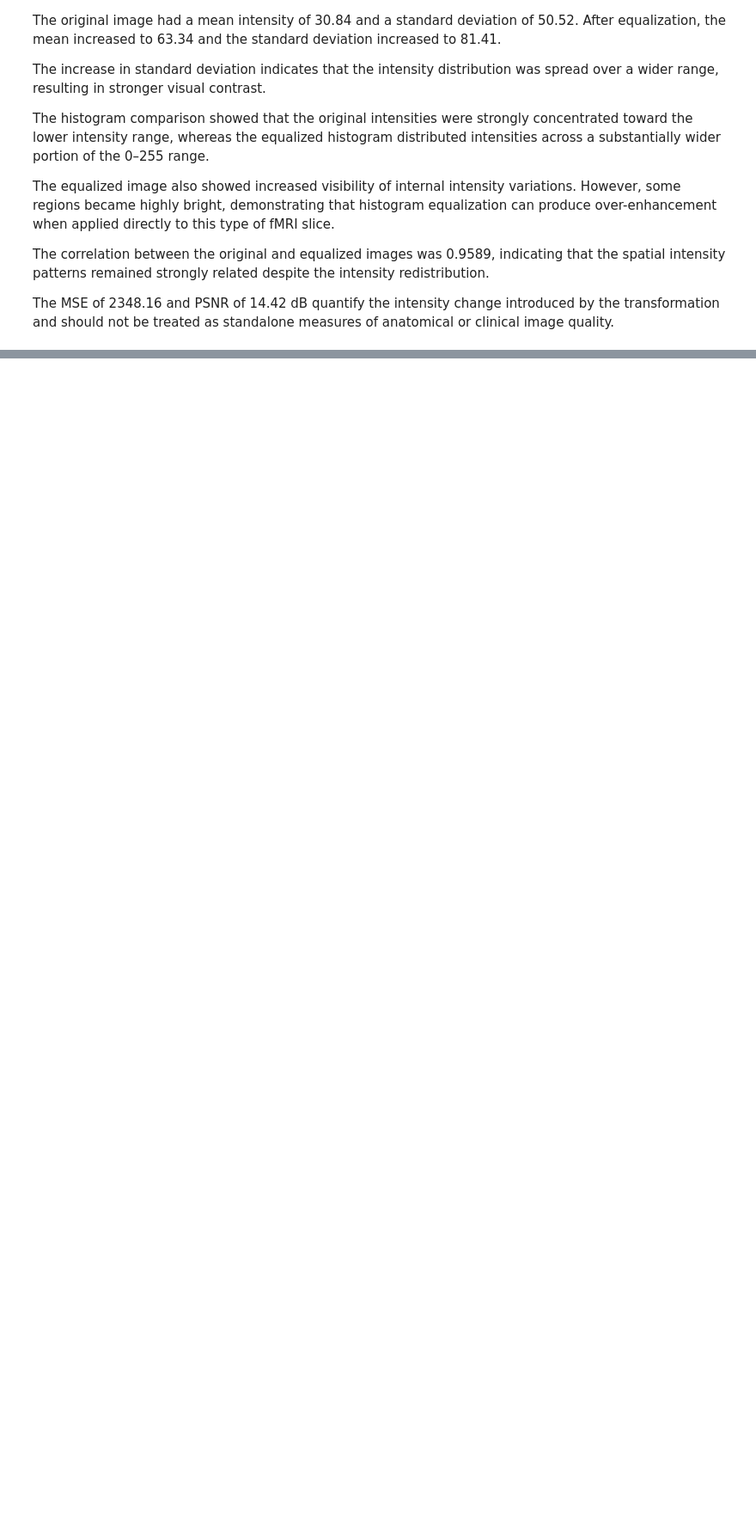
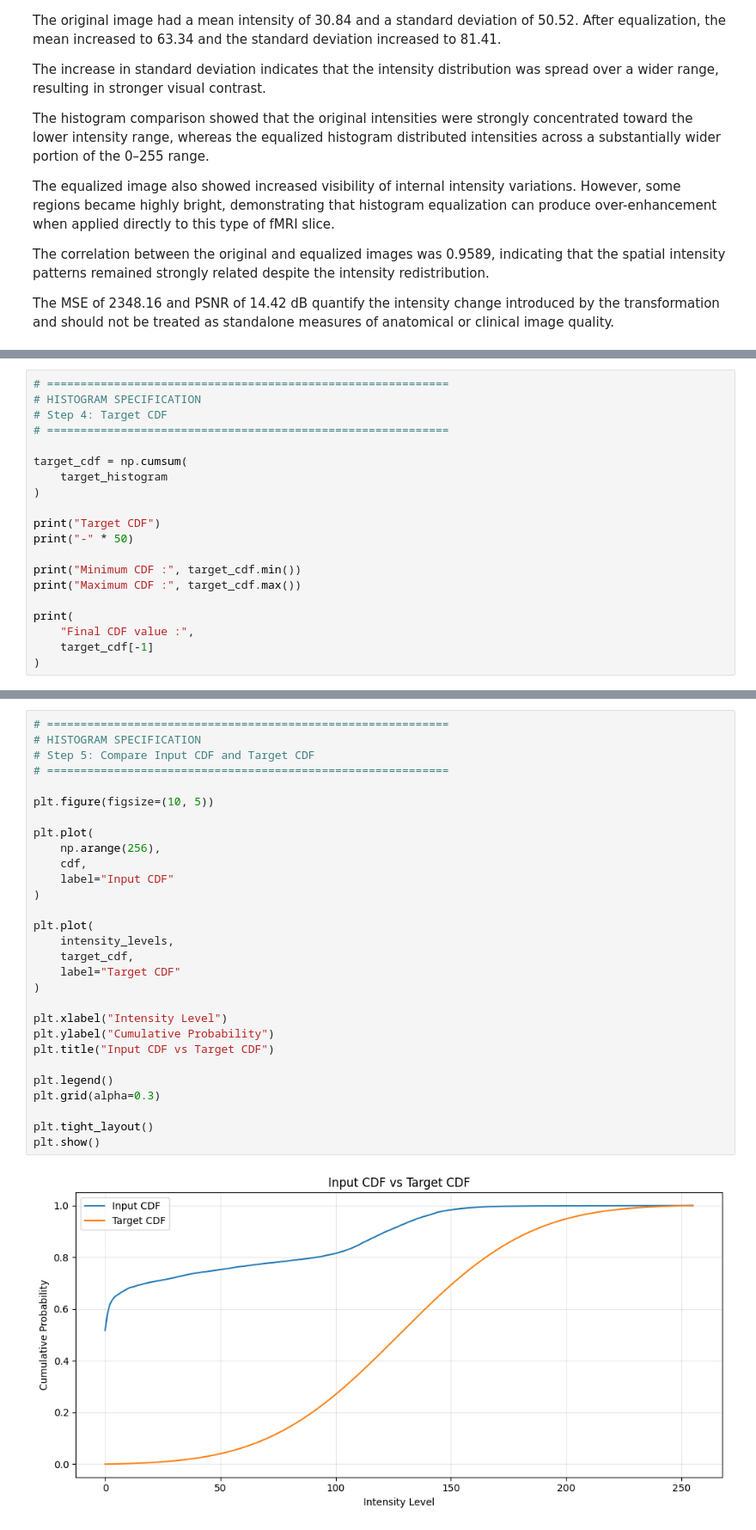
Before and after one commit to SharveshC/DIP_Capstone, a Jupyter notebook: notebook/samp.ipynb, the cells around one changed output, grey strips where cells are left out. Shown at 86% size. Cells and saved outputs as stored; diff of their text form; blank space fills up the shorter version.

```diff
--- a/notebook/samp.ipynb
+++ b/notebook/samp.ipynb
@@ -3925,0 +4091,20 @@ as standalone measures of anatomical or clinical image quality.
+# %%
+# ============================================================
+# HISTOGRAM SPECIFICATION
+# Step 4: Target CDF
+# ============================================================
+
+target_cdf = np.cumsum(
+    target_histogram
+)
+
+print("Target CDF")
+print("-" * 50)
+
+print("Minimum CDF :", target_cdf.min())
+print("Maximum CDF :", target_cdf.max())
+
+print(
+    "Final CDF value :",
+    target_cdf[-1]
+)
@@ -3925,0 +4129,31 @@ as standalone measures of anatomical or clinical image quality.
+# %%
+# ============================================================
+# HISTOGRAM SPECIFICATION
+# Step 5: Compare Input CDF and Target CDF
+# ============================================================
+
+plt.figure(figsize=(10, 5))
+
+plt.plot(
+    np.arange(256),
+    cdf,
+    label="Input CDF"
+)
+
+plt.plot(
+    intensity_levels,
+    target_cdf,
+    label="Target CDF"
+)
+
+plt.xlabel("Intensity Level")
+plt.ylabel("Cumulative Probability")
+plt.title("Input CDF vs Target CDF")
+
+plt.legend()
+plt.grid(alpha=0.3)
+
+plt.tight_layout()
+plt.show()
+# %% [output]
+[figure, added]
```
Also changed, not shown: parts of 16 cells of this notebook.
